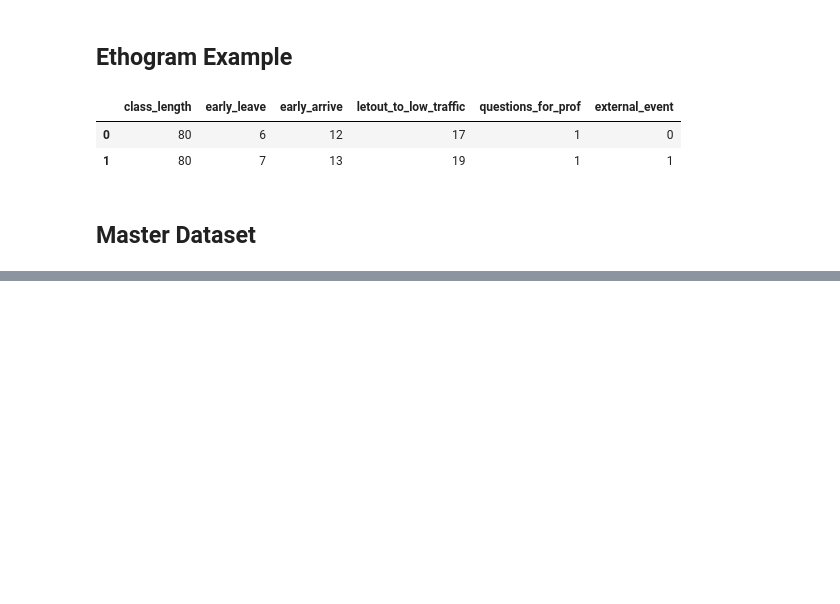
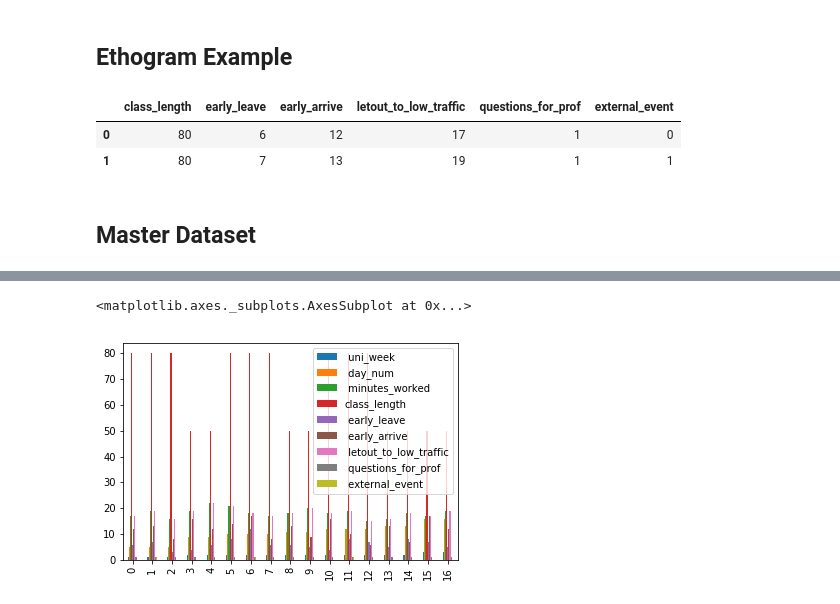
Before and after one commit to aManNamedTed/personalprojects, a Jupyter notebook: footTraffic/COGS 13 Final Public.ipynb, the cells around one changed output, grey strips where cells are left out. Cells and saved outputs as stored; diff of their text form; code cells hidden in the pictures; blank space fills up the shorter version.

```diff
--- a/footTraffic/COGS 13 Final Private.ipynb
+++ b/footTraffic/COGS 13 Final Public.ipynb
@@ -178,0 +187,6 @@ mdf.plot()
+# %%
+# Bar chart of the master dataset
+mdf.plot(kind="bar")
+# %% [output]
+<matplotlib.axes._subplots.AxesSubplot at 0x...>
+[figure, added]
```
Also changed, not shown: parts of 7 cells of this notebook.
